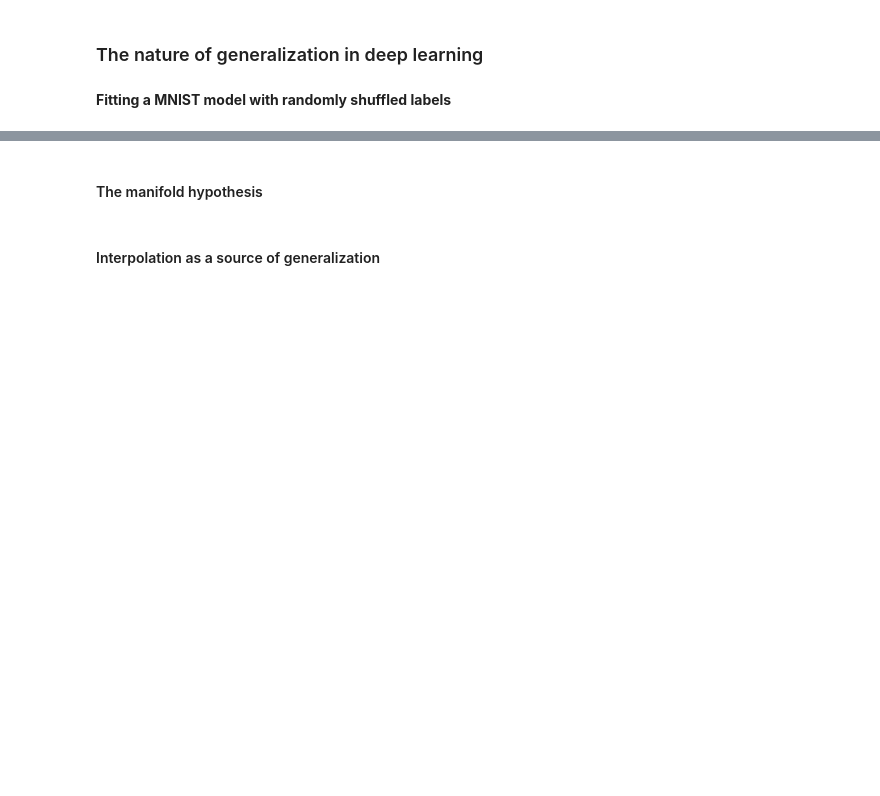
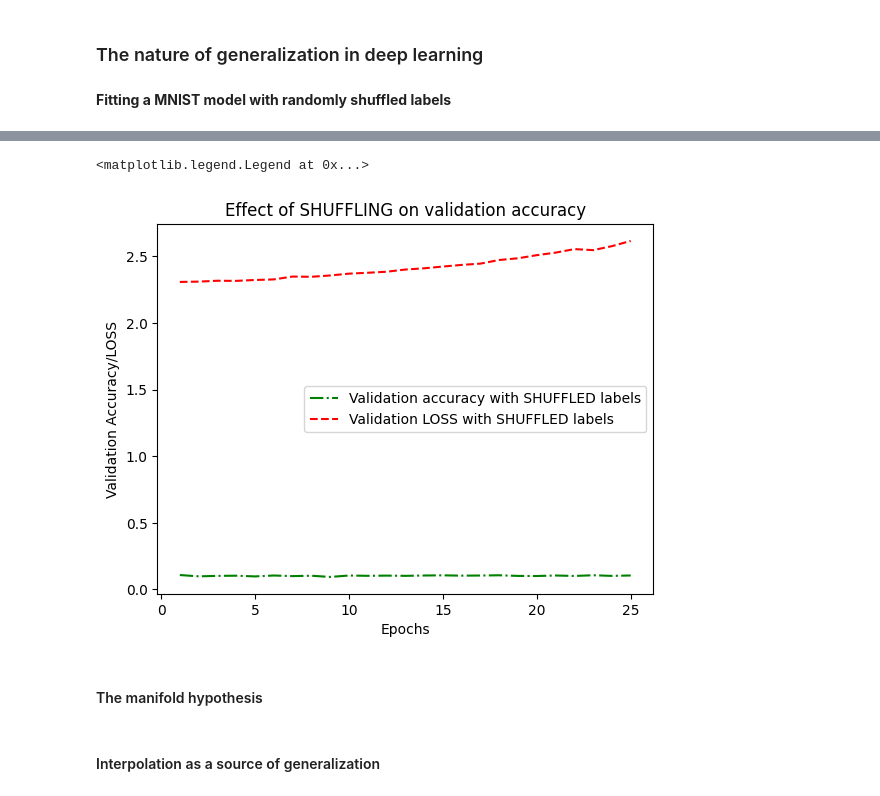
Before and after one commit to ftk1000/deep-learning-with-python-notebooks, a Jupyter notebook: chapter05_fund-ml_VER2.ipynb, the cells around one changed output, grey strips where cells are left out. Cells and saved outputs as stored; diff of their text form; code cells hidden in the pictures; blank space fills up the shorter version.

```diff
--- a/chapter05_fund-ml_VER2.ipynb
+++ b/chapter05_fund-ml_VER2.ipynb
@@ -141,6 +148,11 @@ plt.legend()
 # %% [markdown]
 **Fitting a MNIST model with randomly shuffled labels**
 # %%
+%%time
+
+NEPS = 25
+BATCH_SZ = 512
+
 (train_images, train_labels), _ = mnist.load_data()
 train_images = train_images.reshape((60000, 28 * 28))
 train_images = train_images.astype("float32") / 255
@@ -155,8 +167,8 @@ model = keras.Sequential([
 model.compile(optimizer="rmsprop",
               loss="sparse_categorical_crossentropy",
               metrics=["accuracy"])
-model.fit(train_images, random_train_labels,
-          epochs=100,
-          batch_size=128,
+history = model.fit(train_images, random_train_labels,
+          epochs=NEPS,
+          batch_size=BATCH_SZ,
           validation_split=0.2)
 # %% [output]
@@ -180,0 +225,16 @@ Epoch 100/100
+# %%
+%%time
+import matplotlib.pyplot as plt
+val_acc = history.history["val_accuracy"]
+val_loss = history.history["val_loss"]
+epochs = range(1, (NEPS+1))
+
+plt.plot(epochs, val_acc, "g-.",
+         label="Validation accuracy with SHUFFLED labels")
+plt.plot(epochs, val_loss, "r--",
+         label="Validation LOSS with SHUFFLED labels")
+plt.title("Effect of SHUFFLING on validation accuracy")
+plt.xlabel("Epochs")
+plt.ylabel("Validation Accuracy/LOSS")
+plt.legend()
+# %% [output]
@@ -181,3 +243,5 @@ Epoch 100/100
+<matplotlib.legend.Legend at 0x...>
+[figure, added]
 # %% [markdown]
 #### The manifold hypothesis
 # %% [markdown]
```
Also changed, not shown: parts of 19 cells of this notebook.
